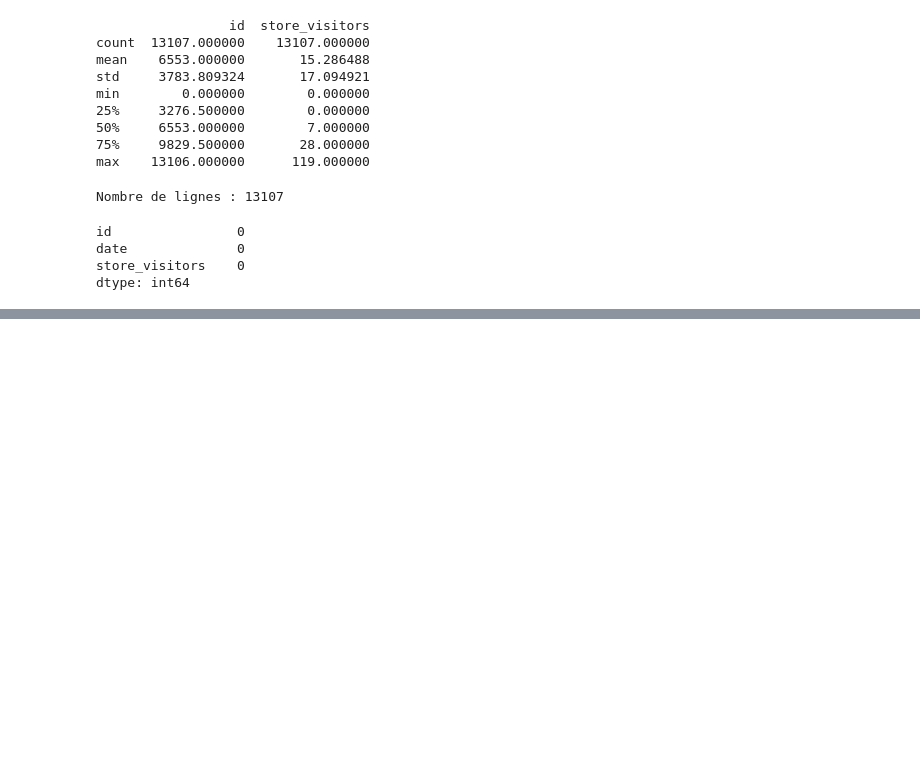
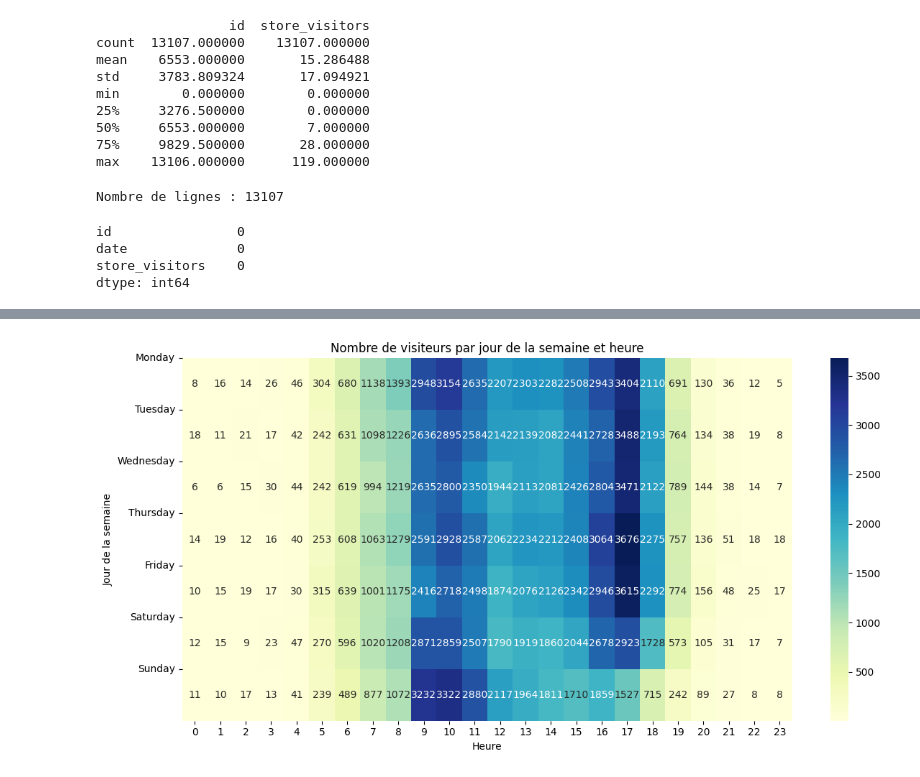
Before and after one commit to HamoumaAmine/Prediction-of-Store-Visitors, a Jupyter notebook: main.ipynb, the cells around one changed output, grey strips where cells are left out. Saved outputs shown, nothing was run; the diff lists cells and outputs as text; code cells hidden in the pictures; blank space fills up the shorter version.

```diff
--- a/main.ipynb
+++ b/main.ipynb
@@ -74,0 +170,12 @@ train_df = train_df.drop(columns=['id'])
+# %%
+heatmap_data = train_df.groupby(["day_of_week", "hour"])["store_visitors"].sum().unstack()
+plt.figure(figsize=(12, 6))
+sns.heatmap(heatmap_data, cmap="YlGnBu", annot=True, fmt=".0f")
+plt.title("Nombre de visiteurs par jour de la semaine et heure")
+plt.xlabel("Heure")
+plt.ylabel("Jour de la semaine")
+plt.yticks(ticks=range(7), labels=days, rotation=0)
+plt.tight_layout()
+plt.show()
+# %% [output]
+[figure, added]
```
Also changed, not shown: parts of 36 cells of this notebook.
